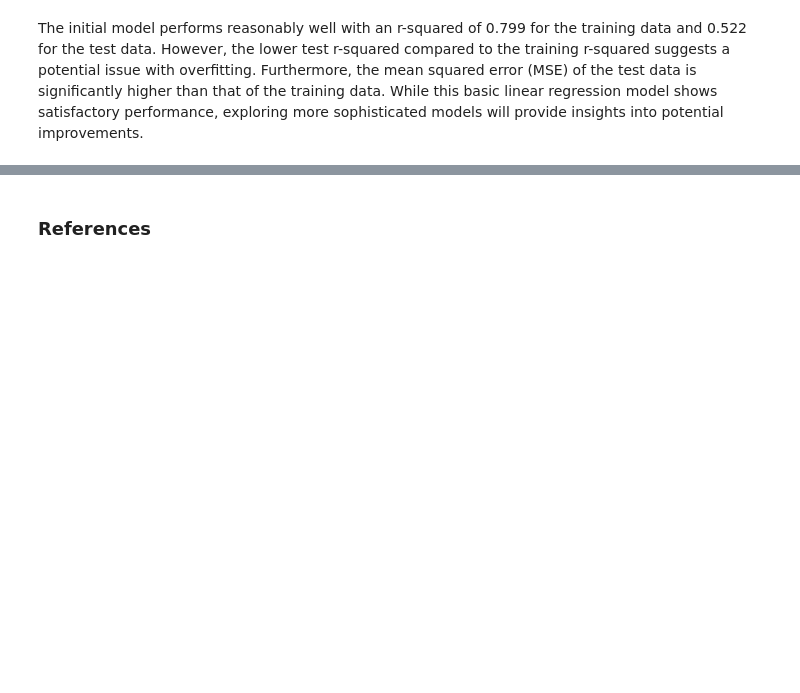
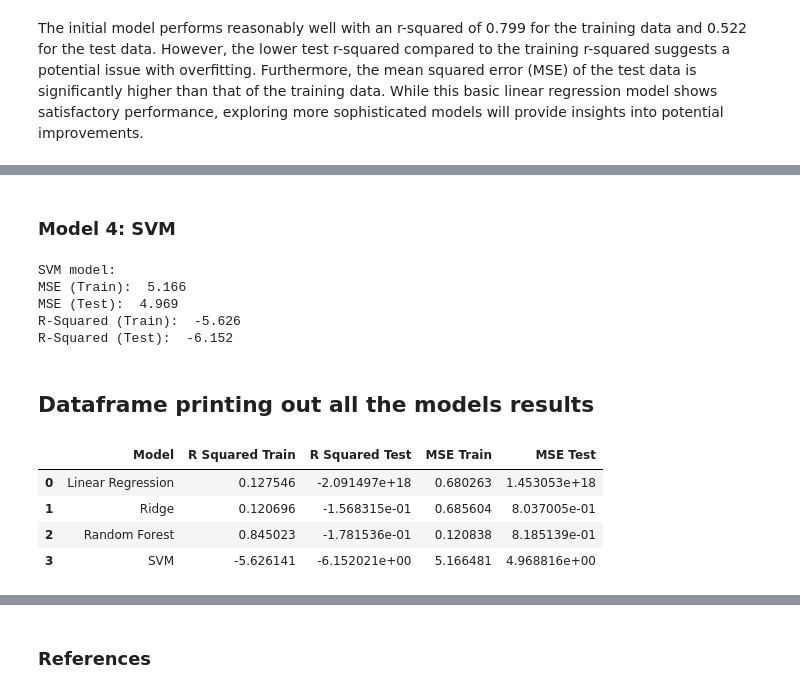
Before and after one commit to MLFP-90803-SP24-FinalProjects/Team13-ML-finalProject-Unveiling-the-Future-of-Women-in-STEM, a Jupyter notebook: Question1Sharon.ipynb, the cells around one changed output, grey strips where cells are left out. Cells and saved outputs as stored; diff of their text form; code cells hidden in the pictures; blank space fills up the shorter version.

```diff
--- a/Question1Sharon.ipynb
+++ b/Question1Sharon.ipynb
@@ -118,0 +238,6 @@ The initial model performs reasonably well with an r-squared of 0.799 for the tr
+# %%
+# Define the alpha parameter for Ridge regularization
+#running the ridge model with the selected features
+print('Ridge Model:')
+mse_train_ridge, mse_test_ridge, r_sq_train_ridge, r_sq_test_ridge = question1('Ridge', X_train, y_train, X_test, y_test)
+print('\n')
@@ -118,0 +252,9 @@ The initial model performs reasonably well with an r-squared of 0.799 for the tr
+# %%
+#reshape the target variable
+y_train_ensemble = y_train.values.ravel()
+y_test_ensemble = y_test.values.ravel()
+
+#running the random forest model with the selected features
+print('Random Forest Regressor:')
+mse_train_rf, mse_test_rf, r_sq_train_rf, r_sq_test_rf = question1('Random Forest', X_train_selected, y_train_ensemble, X_test_selected, y_test_ensemble)
+print('\n')
@@ -118,0 +267,65 @@ The initial model performs reasonably well with an r-squared of 0.799 for the tr
+# %% [markdown]
+### Model 4:  SVM
+# %%
+#running the elasticnet model with the selected features
+print('SVM model:')
+mse_train_svm, mse_test_svm, r_sq_train_svm, r_sq_test_svm = question1('SVM', X_train, y_train.values.ravel(), X_test, y_test.values.ravel())
+# %% [output]
+SVM model:
+MSE (Train):  5.166
+MSE (Test):  4.969
+R-Squared (Train):  -5.626
+R-Squared (Test):  -6.152
+# %% [markdown]
+## Dataframe printing out all the models results
+# %%
+# Create a dictionary to hold evauluation metrics from the models
+data = {
+
+    'Model': [
+        'Linear Regression',
+        'Ridge',
+        'Random Forest',
+        'SVM'
+        ],
+
+
+    'R Squared Train': [
+        r_sq_train_lr,
+        r_sq_train_ridge,
+        r_sq_train_rf,
+        r_sq_train_svm
+        ],
+
+    'R Squared Test': [
+        r_sq_test_lr,
+        r_sq_test_ridge,
+        r_sq_test_rf,
+        r_sq_test_svm
+        ],
+
+    'MSE Train': [
+        mse_train_lr,
+        mse_train_ridge,
+        mse_train_rf,
+        mse_train_svm
+        ],
+
+
+    'MSE Test': [
+        mse_test_lr,
+        mse_test_ridge,
+        mse_test_rf,
+        mse_test_svm
+    ]
+    }
+
+# Create and display a dataframe
+results_df = pd.DataFrame(data)
+results_df
+# %% [output]
+|  | Model | R Squared Train | R Squared Test | MSE Train | MSE Test |
+| 0 | Linear Regression | 0.127546 | -2.091497e+18 | 0.680263 | 1.453053e+18 |
+| 1 | Ridge | 0.120696 | -1.568315e-01 | 0.685604 | 8.037005e-01 |
+| 2 | Random Forest | 0.845023 | -1.781536e-01 | 0.120838 | 8.185139e-01 |
+| 3 | SVM | -5.626141 | -6.152021e+00 | 5.166481 | 4.968816e+00 |
```
Also changed, not shown: parts of 42 cells of this notebook.
